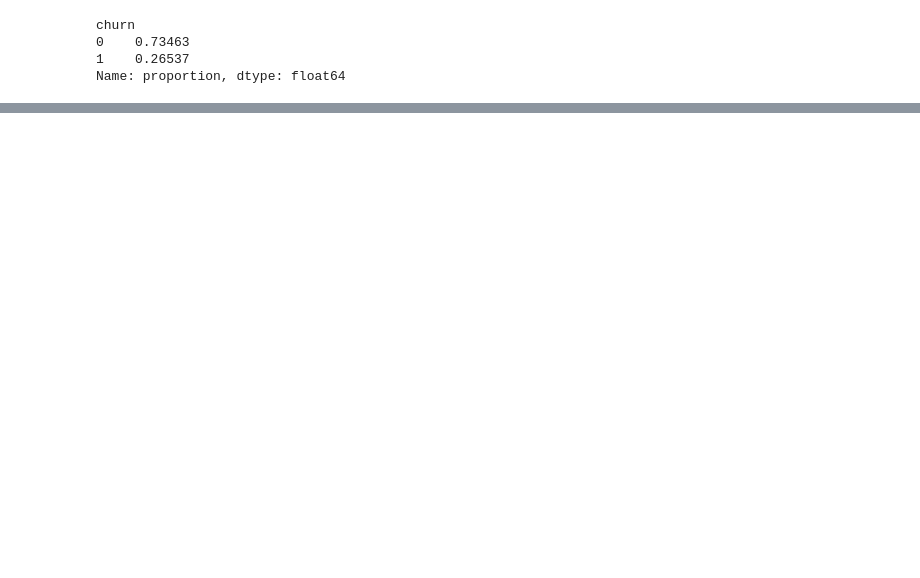
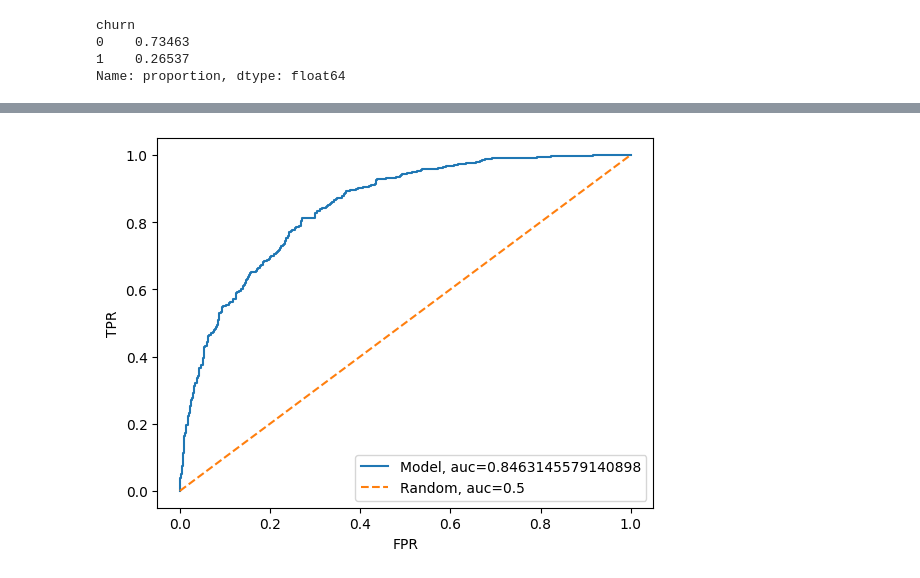
Before and after one commit to FerFilho23/Machine-Learning, a Jupyter notebook: datatalks/module-4/evaluation-metrics.ipynb, the cells around one changed output, grey strips where cells are left out. Saved outputs shown, nothing was run; the diff lists cells and outputs as text; code cells hidden in the pictures; blank space fills up the shorter version.

```diff
--- a/datatalks/module-4/evaluation-metrics.ipynb
+++ b/datatalks/module-4/evaluation-metrics.ipynb
@@ -77,7 +79,7 @@ dv = DictVectorizer(sparse=False)
 train_dict = df_train[categorical + numerical].to_dict(orient='records')
 X_train = dv.fit_transform(train_dict)
 
-model = LogisticRegression()
+model = LogisticRegression(max_iter=2000)
 model.fit(X_train, y_train)
 # %% [output]
 STOP: TOTAL NO. of ITERATIONS REACHED LIMIT.
@@ -281,0 +314,11 @@ weighted avg       0.79      0.80      0.80      1409
+# %%
+fpr, tpr, threshold = roc_curve(y_val, y_pred)
+auc = roc_auc_score(y_val, y_pred)
+plt.plot(fpr,tpr,label="Model, auc="+str(auc))
+plt.plot([0, 1], [0, 1], label='Random, auc='+str(0.5), linestyle='--')
+plt.xlabel('FPR')
+plt.ylabel('TPR')
+plt.legend(loc=4)
+plt.show()
+# %% [output]
+[figure, added]
```
Also changed, not shown: parts of 11 cells of this notebook, 4 other files.
